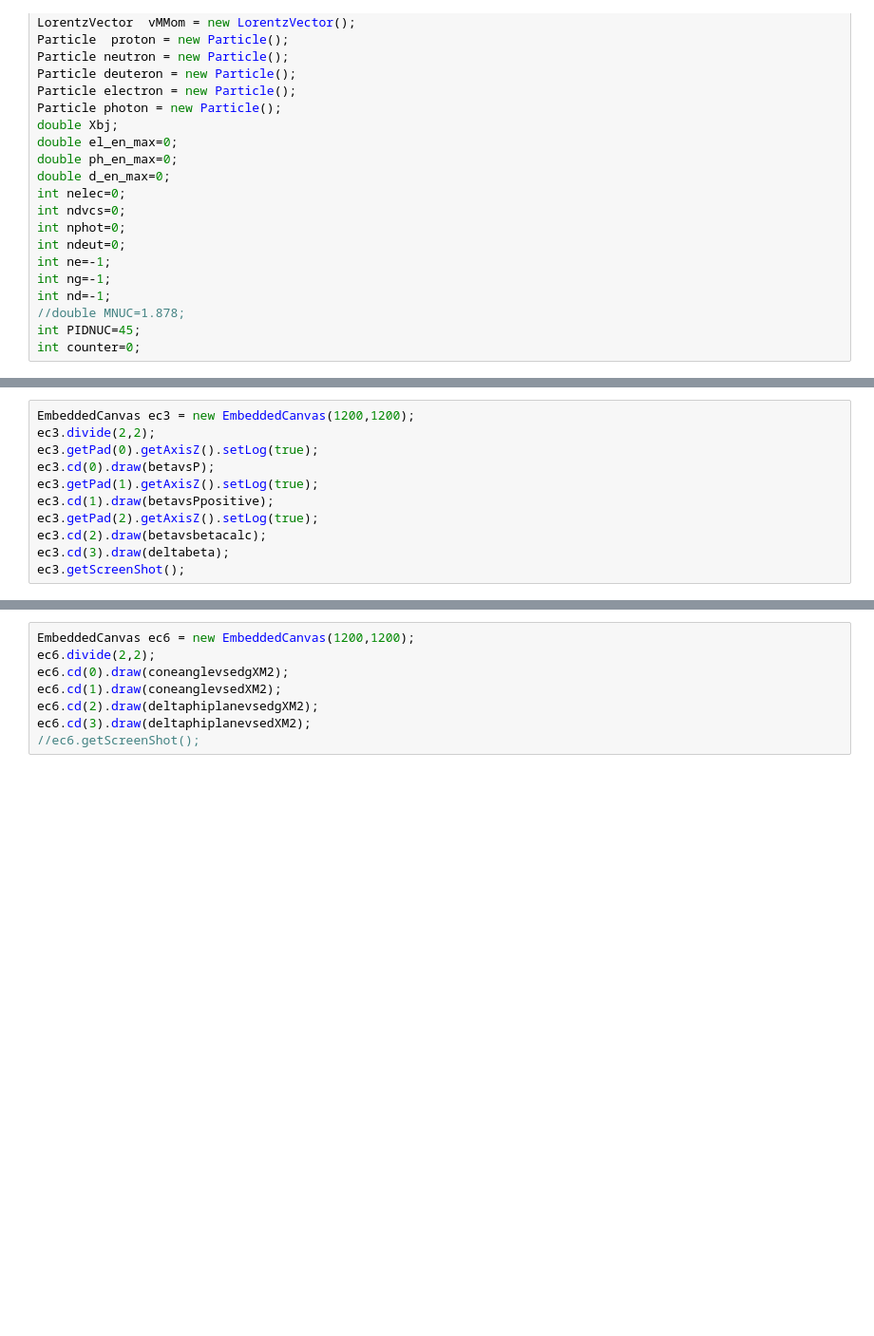
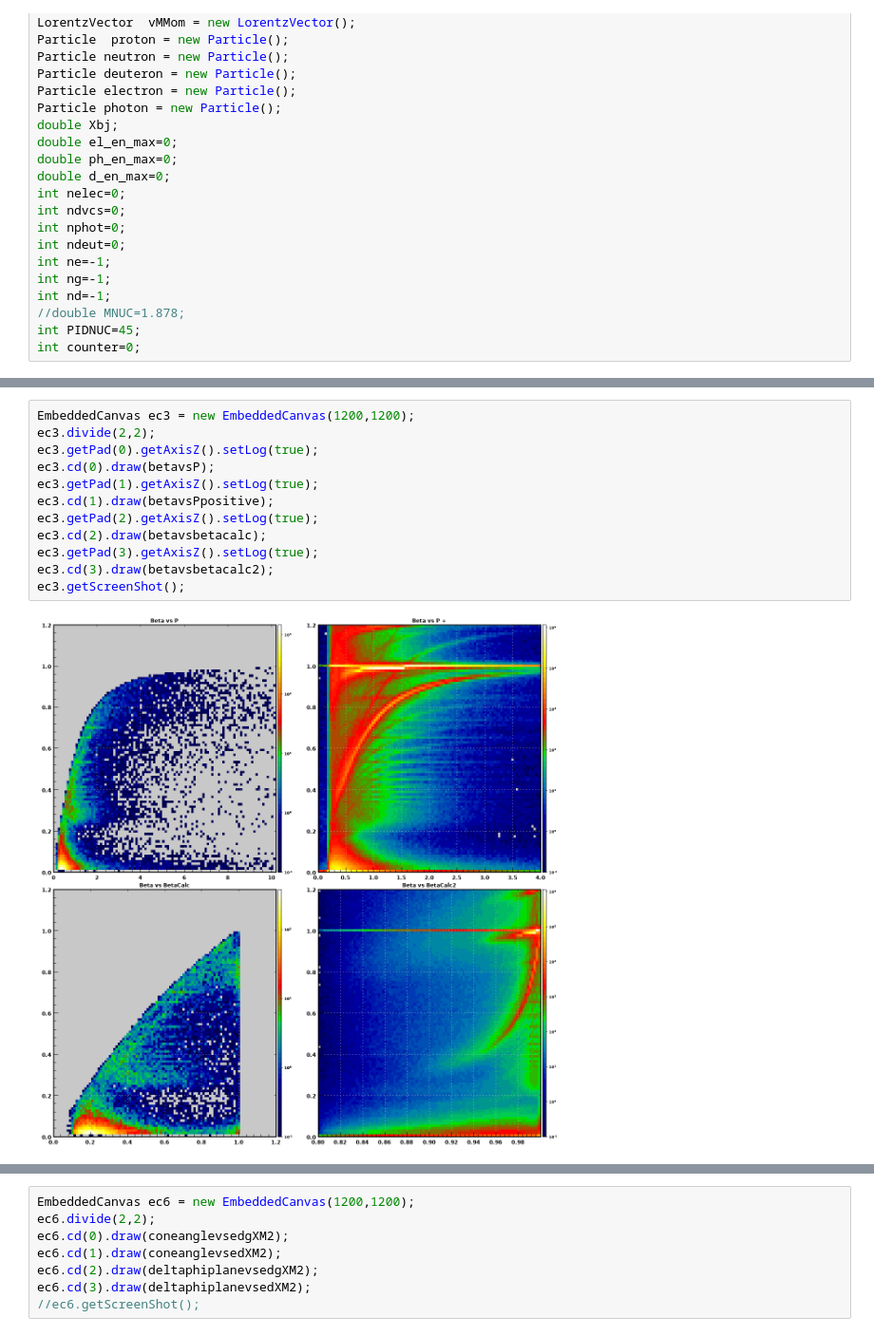
Before and after one commit to AngelaBi/coherent-dvcs, a Jupyter notebook: DcoDe/DcoDe.v2.0.ipynb, the cells around one changed output, grey strips where cells are left out. Shown at 95% size. Drawn from its saved outputs; the diff is of its cells as text; blank space fills up the shorter version.

```diff
--- a/DcoDe/DcoDe.v2.0.ipynb
+++ b/DcoDe/DcoDe.v2.0.ipynb
@@ -500,14 +538,17 @@ ec2.getScreenShot();
 # %%
 EmbeddedCanvas ec3 = new EmbeddedCanvas(1200,1200);
 ec3.divide(2,2);
 ec3.getPad(0).getAxisZ().setLog(true);
 ec3.cd(0).draw(betavsP);
 ec3.getPad(1).getAxisZ().setLog(true);
 ec3.cd(1).draw(betavsPpositive);
 ec3.getPad(2).getAxisZ().setLog(true);
 ec3.cd(2).draw(betavsbetacalc);
-ec3.cd(3).draw(deltabeta);
+ec3.getPad(3).getAxisZ().setLog(true);
+ec3.cd(3).draw(betavsbetacalc2);
 ec3.getScreenShot();
+# %% [output]
+[figure, added]
 # %%
 EmbeddedCanvas ec4 = new EmbeddedCanvas(1500,1500);
 ec4.divide(3,3);
```
Also changed, not shown: parts of 8 cells of this notebook, 1 other file.
